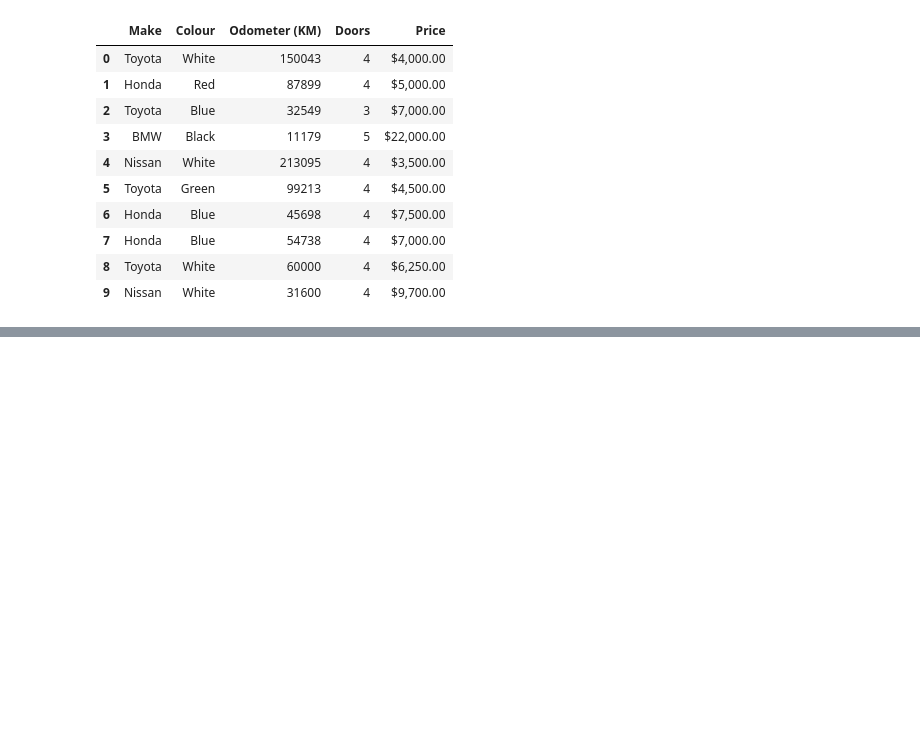
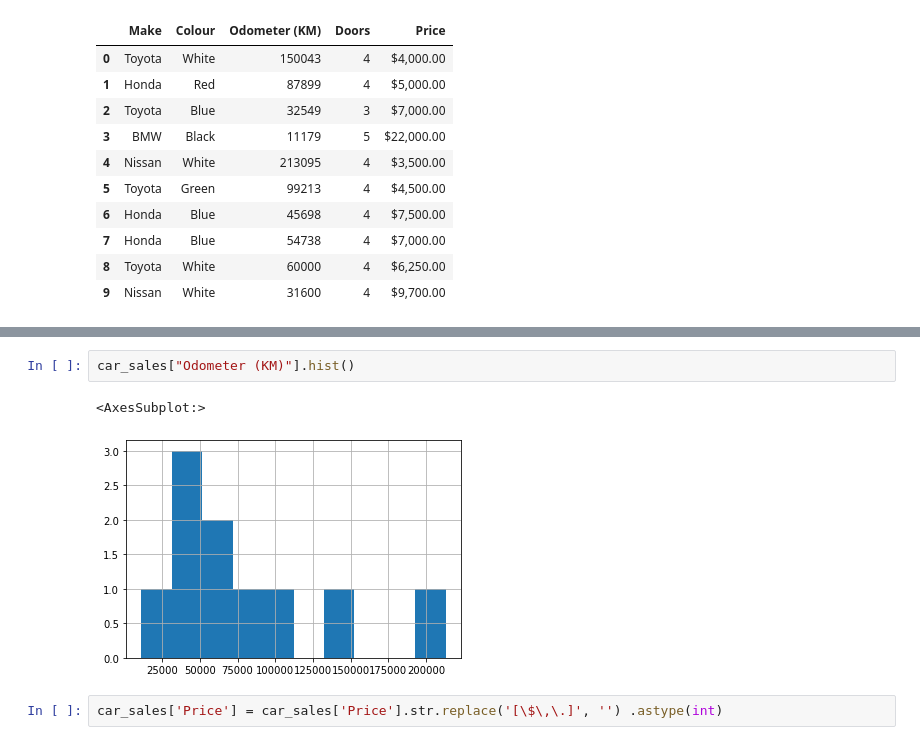
Before and after one commit to ashish-dahal/data-science-workspace, a Jupyter notebook: introduction-to-pandas.ipynb, the cells around one changed output, grey strips where cells are left out. Saved outputs shown, nothing was run; the diff lists cells and outputs as text; blank space fills up the shorter version.

```diff
--- a/introduction-to-pandas.ipynb
+++ b/introduction-to-pandas.ipynb
@@ -66,0 +326,7 @@ exported_car_sales
+# %%
+car_sales["Odometer (KM)"].hist()
+# %% [output]
+<AxesSubplot:>
+[figure, added]
+# %%
+car_sales['Price'] = car_sales['Price'].str.replace('[\$\,\.]', '') .astype(int)
```
Also changed, not shown: parts of 62 cells of this notebook, 2 other files.
